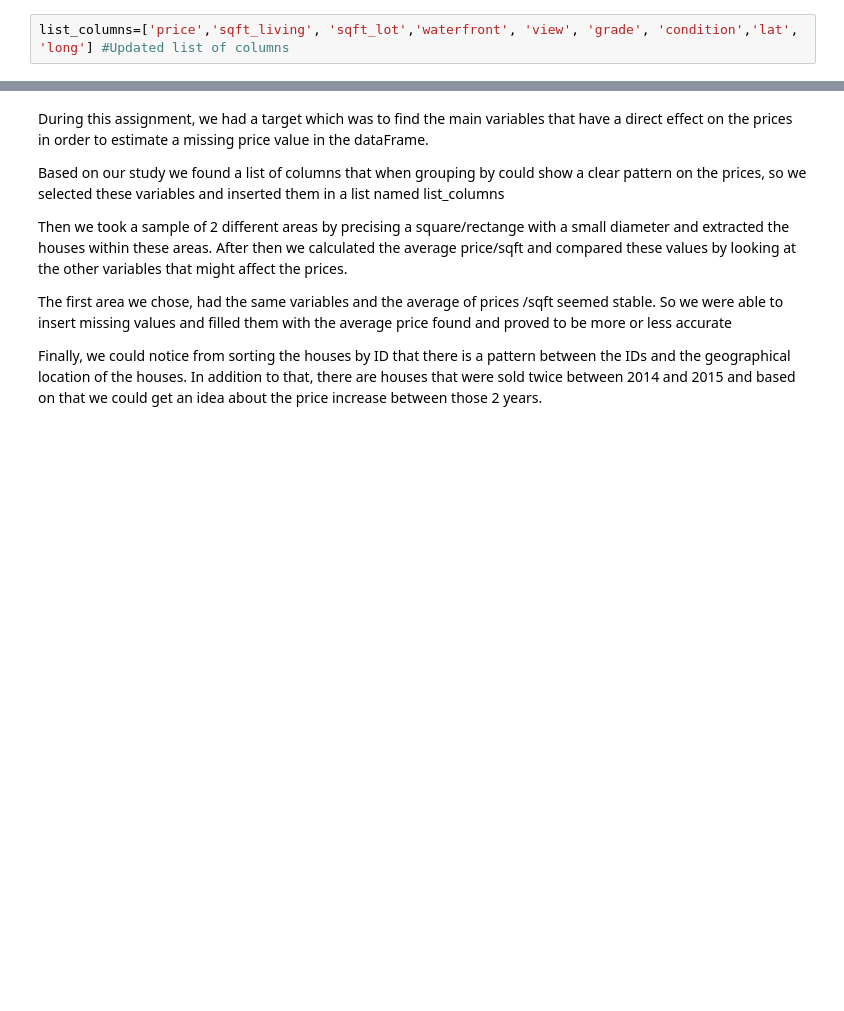
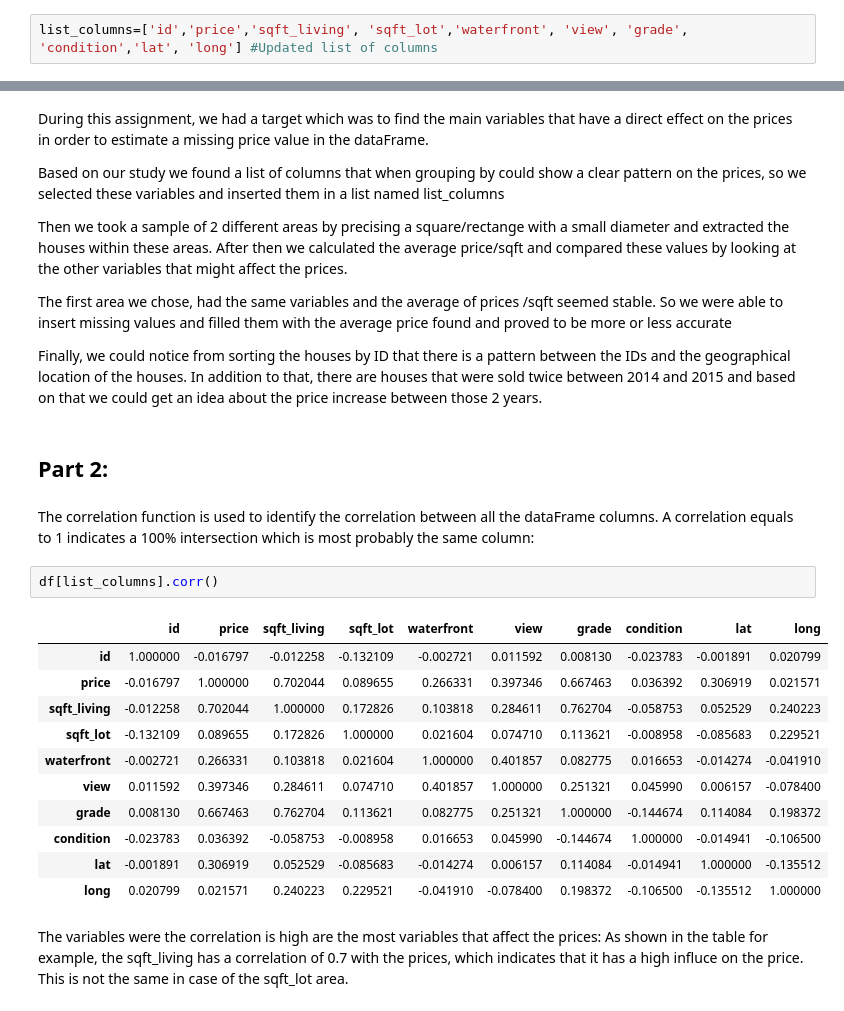
Before and after one commit to Georgess2293/pandas_assignment_4, a Jupyter notebook: main.ipynb, the cells around one changed output, grey strips where cells are left out. Saved outputs shown, nothing was run; the diff lists cells and outputs as text; blank space fills up the shorter version.

```diff
--- a/main.ipynb
+++ b/main.ipynb
@@ -220,7 +220,7 @@ So for the following analysis we will be based on the following:
 # %% [markdown]
 4- Based on our analysis, we will pick up all the variables that are proven to be affecting the price. Thus, the list of columns will have to be updated:
 # %%
-list_columns=['price','sqft_living', 'sqft_lot','waterfront', 'view', 'grade', 'condition','lat', 'long'] #Updated list of columns
+list_columns=['id','price','sqft_living', 'sqft_lot','waterfront', 'view', 'grade', 'condition','lat', 'long'] #Updated list of columns
 # %% [markdown]
 5- Geographical Location:
 # %% [markdown]
@@ -511,3 +511,24 @@ Then we took a sample of 2 different areas by precising a square/rectange with a
 The first area we chose, had the same variables and the average of prices /sqft seemed stable. So we were able to insert missing values and filled them with the average price found and proved to be more or less accurate
 
 Finally, we could notice from sorting the houses by ID that there is a pattern between the IDs and the geographical location of the houses. In addition to that, there are houses that were sold twice between 2014 and 2015 and based on that we could get an idea about the price increase between those 2 years.
+# %% [markdown]
+## Part 2:
+# %% [markdown]
+The correlation function is used to identify the correlation between all the dataFrame columns. A correlation equals to 1 indicates a 100% intersection which is most probably the same column:
+# %%
+df[list_columns].corr()
+# %% [output]
+|  | id | price | sqft_living | sqft_lot | waterfront | view | grade | condition | lat | long |
+| id | 1.000000 | -0.016797 | -0.012258 | -0.132109 | -0.002721 | 0.011592 | 0.008130 | -0.023783 | -0.001891 | 0.020799 |
+| price | -0.016797 | 1.000000 | 0.702044 | 0.089655 | 0.266331 | 0.397346 | 0.667463 | 0.036392 | 0.306919 | 0.021571 |
+| sqft_living | -0.012258 | 0.702044 | 1.000000 | 0.172826 | 0.103818 | 0.284611 | 0.762704 | -0.058753 | 0.052529 | 0.240223 |
+| sqft_lot | -0.132109 | 0.089655 | 0.172826 | 1.000000 | 0.021604 | 0.074710 | 0.113621 | -0.008958 | -0.085683 | 0.229521 |
+| waterfront | -0.002721 | 0.266331 | 0.103818 | 0.021604 | 1.000000 | 0.401857 | 0.082775 | 0.016653 | -0.014274 | -0.041910 |
+| view | 0.011592 | 0.397346 | 0.284611 | 0.074710 | 0.401857 | 1.000000 | 0.251321 | 0.045990 | 0.006157 | -0.078400 |
+| grade | 0.008130 | 0.667463 | 0.762704 | 0.113621 | 0.082775 | 0.251321 | 1.000000 | -0.144674 | 0.114084 | 0.198372 |
+| condition | -0.023783 | 0.036392 | -0.058753 | -0.008958 | 0.016653 | 0.045990 | -0.144674 | 1.000000 | -0.014941 | -0.106500 |
+| lat | -0.001891 | 0.306919 | 0.052529 | -0.085683 | -0.014274 | 0.006157 | 0.114084 | -0.014941 | 1.000000 | -0.135512 |
+| long | 0.020799 | 0.021571 | 0.240223 | 0.229521 | -0.041910 | -0.078400 | 0.198372 | -0.106500 | -0.135512 | 1.000000 |
+# %% [markdown]
+The variables were the correlation is high are the most variables that affect the prices:
+As shown in the table for example, the sqft_living has a correlation of 0.7 with the prices, which indicates that it has a high influce on the price. This is not the same in case of the sqft_lot area.
```
